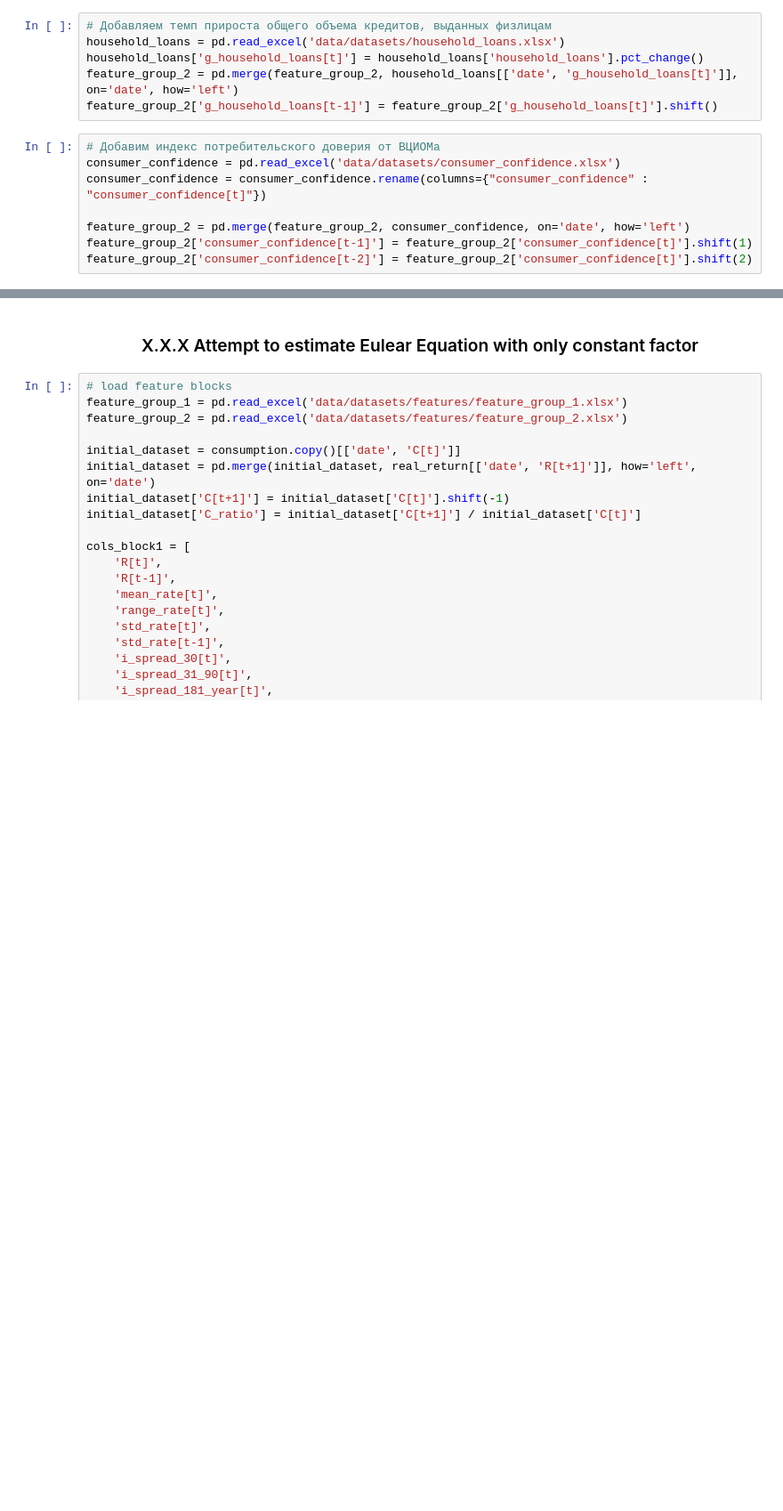
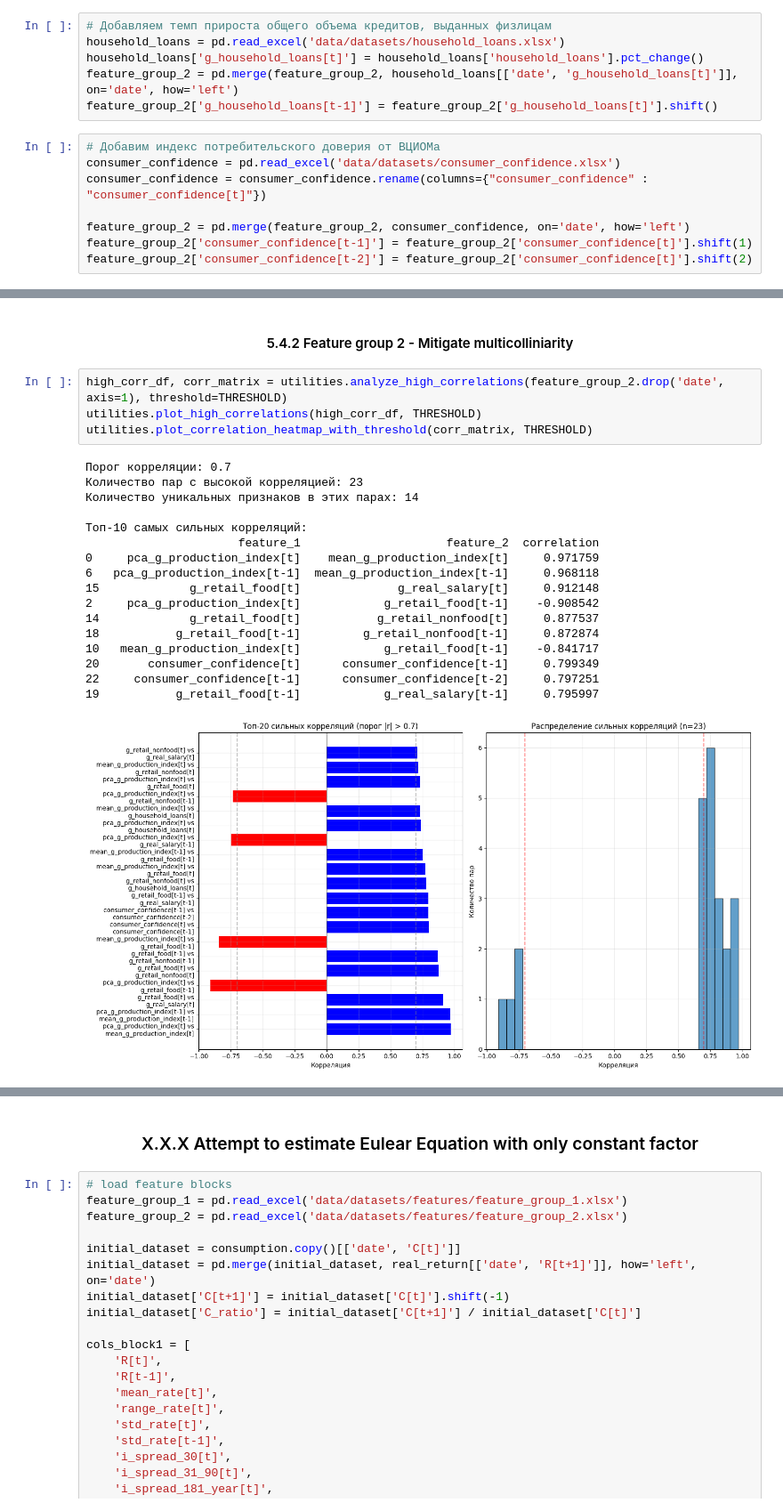
Before and after one commit to KoRoJIeBu4/REDUNDANCY-TESTS-OF-MOMENT-CONDITIONS-APPLIED-TO-MACROECONOMIC-MODELS, a Jupyter notebook: main.ipynb, the cells around one changed output, grey strips where cells are left out. Shown at 89% size. Cells and saved outputs as stored; diff of their text form; blank space fills up the shorter version.

```diff
--- a/main.ipynb
+++ b/main.ipynb
@@ -449,0 +586,24 @@ feature_group_2.head()
+# %% [markdown]
+#### <center> 5.4.2 Feature group 2 - Mitigate multicolliniarity <center>
+# %%
+high_corr_df, corr_matrix = utilities.analyze_high_correlations(feature_group_2.drop('date', axis=1), threshold=THRESHOLD)
+utilities.plot_high_correlations(high_corr_df, THRESHOLD)
+utilities.plot_correlation_heatmap_with_threshold(corr_matrix, THRESHOLD)
+# %% [output]
+Порог корреляции: 0.7
+Количество пар с высокой корреляцией: 23
+Количество уникальных признаков в этих парах: 14
+
+Топ-10 самых сильных корреляций:
+                      feature_1                     feature_2  correlation
+0     pca_g_production_index[t]    mean_g_production_index[t]     0.971759
+6   pca_g_production_index[t-1]  mean_g_production_index[t-1]     0.968118
+15             g_retail_food[t]              g_real_salary[t]     0.912148
+2     pca_g_production_index[t]            g_retail_food[t-1]    -0.908542
+14             g_retail_food[t]           g_retail_nonfood[t]     0.877537
+18           g_retail_food[t-1]         g_retail_nonfood[t-1]     0.872874
+10   mean_g_production_index[t]            g_retail_food[t-1]    -0.841717
+20       consumer_confidence[t]      consumer_confidence[t-1]     0.799349
+22     consumer_confidence[t-1]      consumer_confidence[t-2]     0.797251
+19           g_retail_food[t-1]            g_real_salary[t-1]     0.795997
+[figure, added]
```
Also changed, not shown: parts of 30 cells of this notebook, 14 other files.
